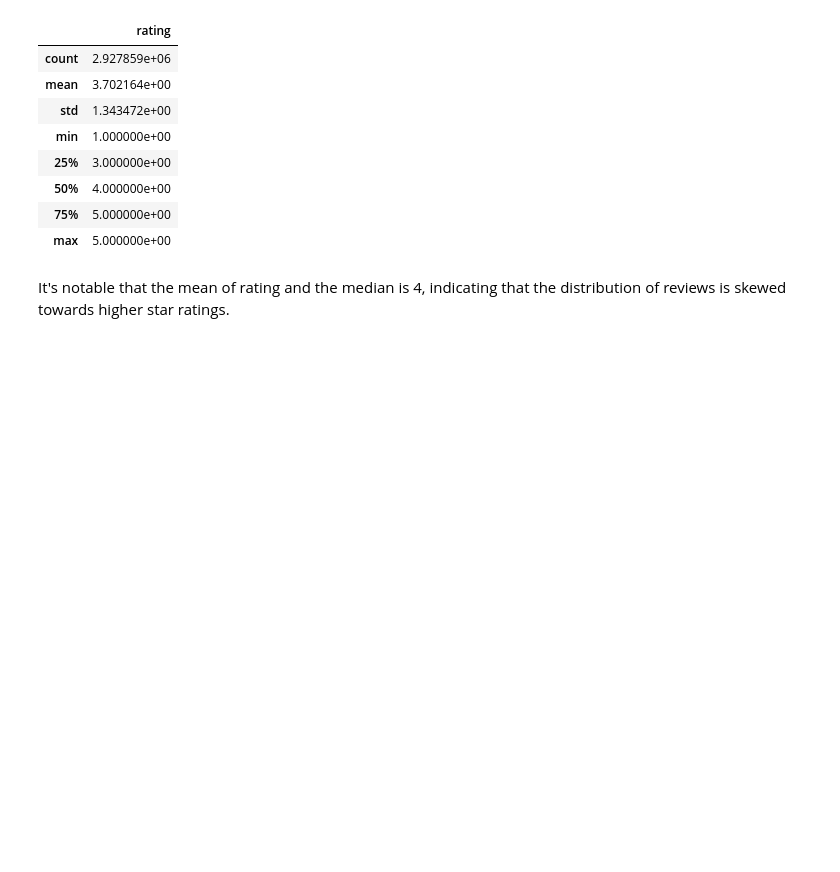
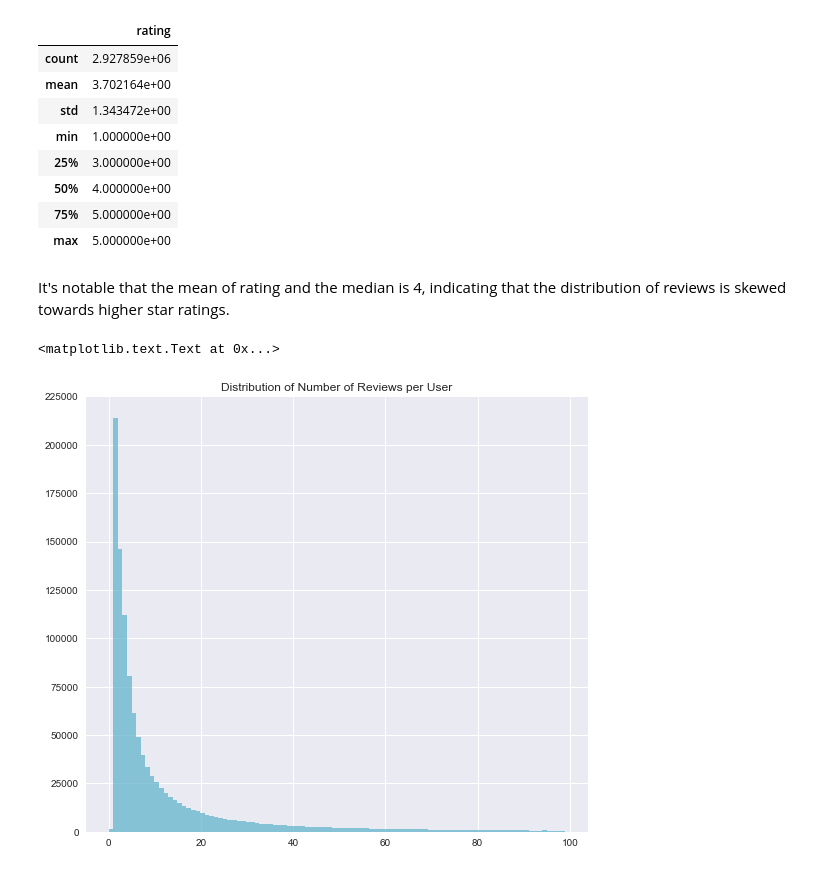
Before and after one commit to mwoluchem/Recommendations_CS209, a Jupyter notebook: Recommendations_EDA.ipynb, the cells around one changed output. Drawn from its saved outputs; the diff is of its cells as text; code cells hidden in the pictures; blank space fills up the shorter version.

Commit message:
User Viz in EDA Notebook

```diff
--- a/Recommendations_EDA.ipynb
+++ b/Recommendations_EDA.ipynb
@@ -214,3 +214,13 @@ reviews.describe()
 | max | 5.000000e+00 |
 # %% [markdown]
 It's notable that the mean of rating and the median is 4, indicating that the distribution of reviews is skewed towards higher star ratings.
+# %%
+# What's the distribution of reviews?
+fig, ax = plt.subplots(1, 1, figsize=(9, 8))
+
+#plt.subplot(1, 2, 1)
+plt.hist(users_viz.review_count[users_viz.review_count < 100], bins = 100, color=sns.color_palette()[5], alpha=0.75)
+plt.title('Distribution of Number of Reviews per User')
+# %% [output]
+<matplotlib.text.Text at 0x...>
+[figure, added]
```
Also changed, not shown: parts of 7 cells of this notebook.
